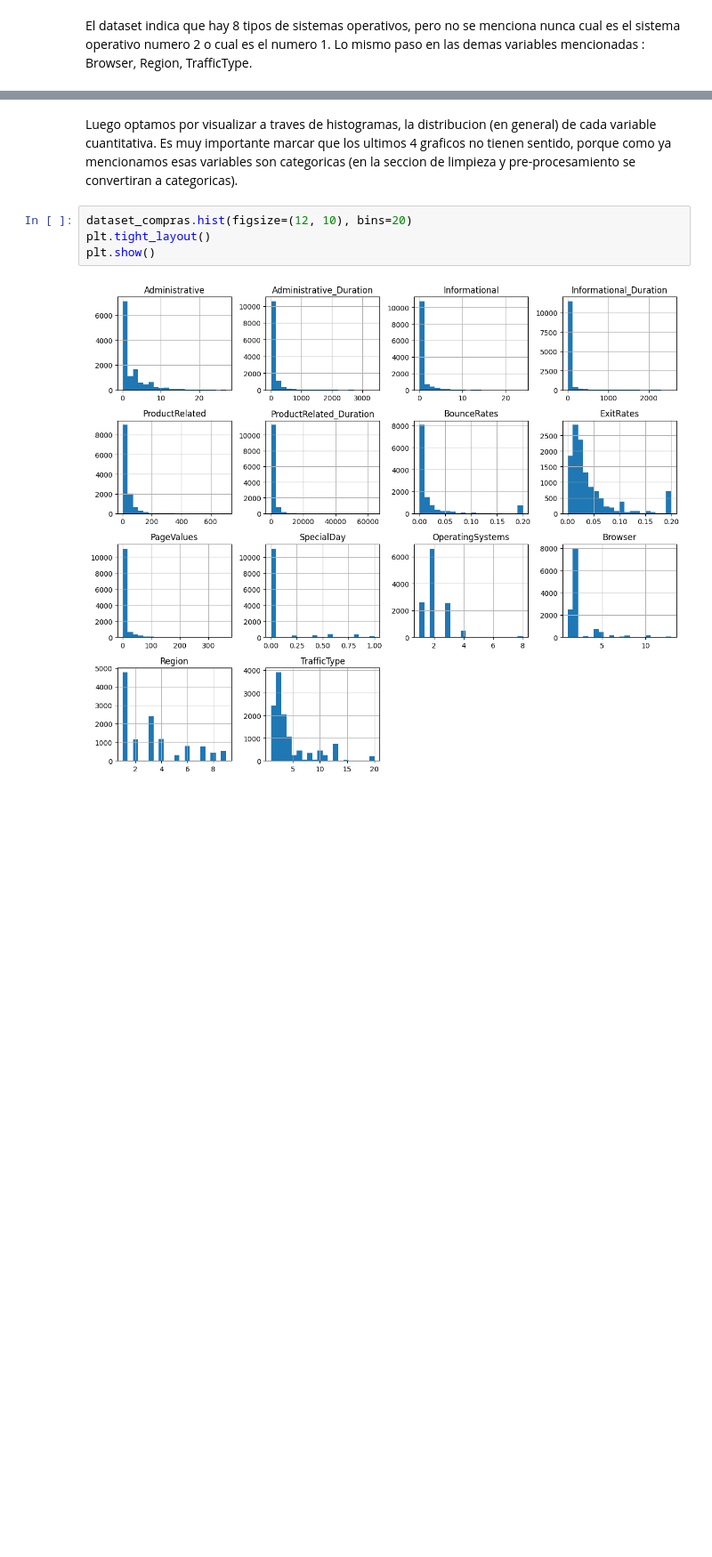
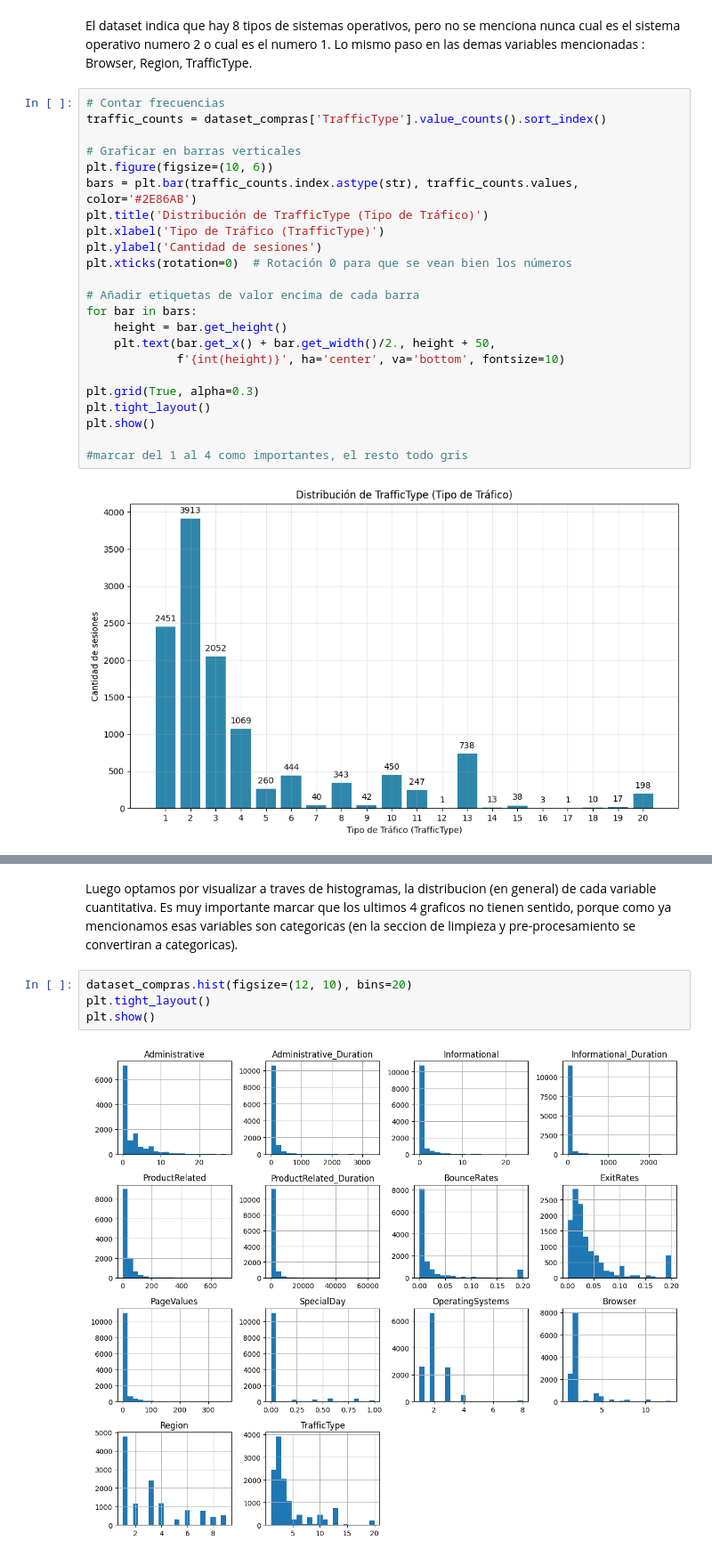
Before and after one commit to Simon22-lab/TPE-Abraham-Cisilino-2025, a Jupyter notebook: hipotesis.ipynb, the cells around one changed output, grey strips where cells are left out. Shown at 89% size. Saved outputs shown, nothing was run; the diff lists cells and outputs as text; blank space fills up the shorter version.

```diff
--- a/hipotesis.ipynb
+++ b/hipotesis.ipynb
@@ -67,2 +93,27 @@ Name: count, dtype: int64
 # %% [markdown]
 El dataset indica que hay 8 tipos de sistemas operativos, pero no se menciona nunca cual es el sistema operativo numero 2 o cual es el numero 1. Lo mismo paso en las demas variables mencionadas : Browser, Region, TrafficType.
+# %%
+# Contar frecuencias
+traffic_counts = dataset_compras['TrafficType'].value_counts().sort_index()
+
+# Graficar en barras verticales
+plt.figure(figsize=(10, 6))
+bars = plt.bar(traffic_counts.index.astype(str), traffic_counts.values, color='#2E86AB')
+plt.title('Distribución de TrafficType (Tipo de Tráfico)')
+plt.xlabel('Tipo de Tráfico (TrafficType)')
+plt.ylabel('Cantidad de sesiones')
+plt.xticks(rotation=0)  # Rotación 0 para que se vean bien los números
+
+# Añadir etiquetas de valor encima de cada barra
+for bar in bars:
+    height = bar.get_height()
+    plt.text(bar.get_x() + bar.get_width()/2., height + 50,
+             f'{int(height)}', ha='center', va='bottom', fontsize=10)
+
+plt.grid(True, alpha=0.3)
+plt.tight_layout()
+plt.show()
+
+#marcar del 1 al 4 como importantes, el resto todo gris
+# %% [output]
+[figure, added]
```
Also changed, not shown: parts of 11 cells of this notebook, 2 other files.
